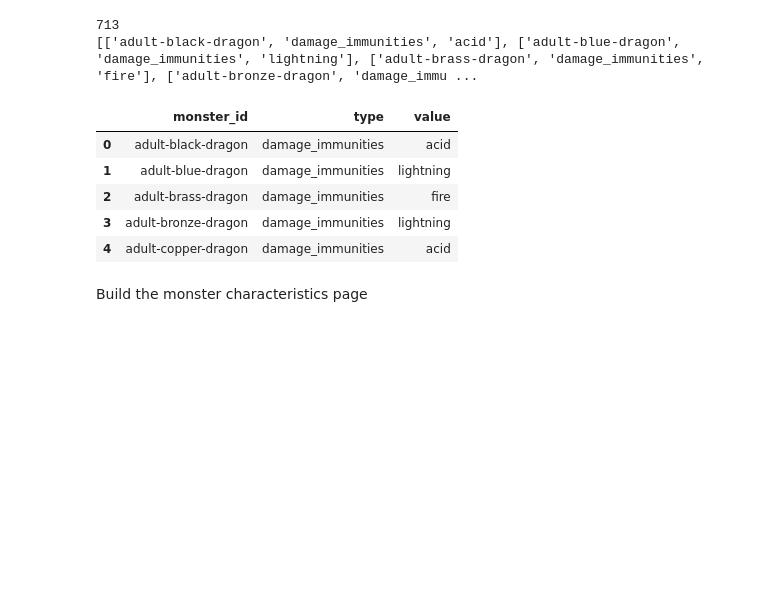
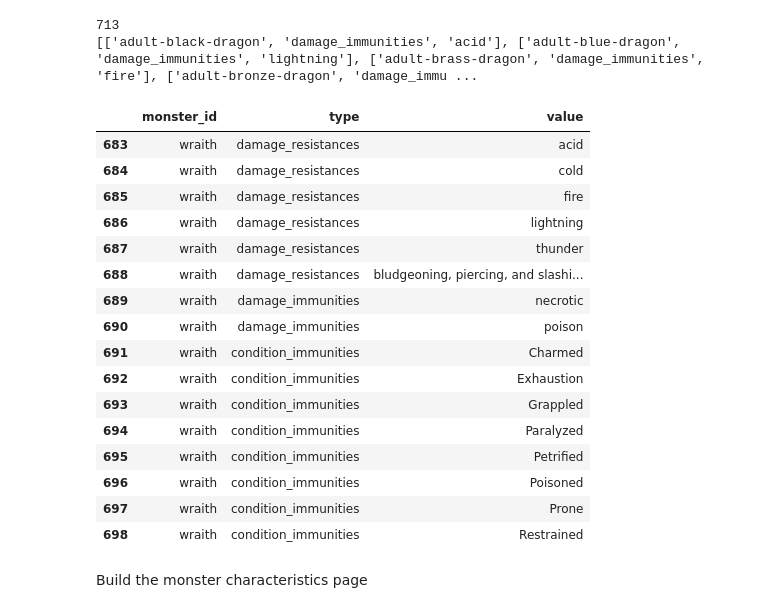
Before and after one commit to Sir-Roe/5e_Companion, a Jupyter notebook: Explore DND5e.ipynb, the cells around one changed output. Drawn from its saved outputs; the diff is of its cells as text; code cells hidden in the pictures; blank space fills up the shorter version.

```diff
--- a/Explore DND5e.ipynb
+++ b/Explore DND5e.ipynb
@@ -265,21 +178,25 @@ resistances=[]
 h=['monster_id','type','value']
 
 
-def tabulate_data(id,mylist,cat):
-    if type(mylist[0])==dict:
-       for i in mylist:
-           resistances.append([id,cat,i['name']])
-    else:
-        for i in mylist:
-            resistances.append([id,cat,i])
-
-
 
 for imm in df_mon_mit.values:
     for j in range(1,len(df_mon_mit.keys())):
         if len(imm[j])>0:
+            if type(imm[j][0])==dict:
+                for i in imm[j]:
+                    resistances.append([imm[0],df_mon_mit.columns[j],i['name']])
+            else:
+                for i in imm[j]:
+                    resistances.append([imm[0],df_mon_mit.columns[j],i])
 
-            tabulate_data(imm[0],imm[j],df_mon_mit.columns[j])
+
+
+
+
+
+
+
+
 print(len(resistances))
 print(resistances)
 
@@ -289,15 +206,26 @@ df_resist.to_csv(r'C:\Users\Logan\Documents\GitHub\5e_Companion\src\data\monster
 # %% [output]
 713
 [['adult-black-dragon', 'damage_immunities', 'acid'], ['adult-blue-dragon', 'damage_immunities', 'lightning'], ['adult-brass-dragon', 'damage_immunities', 'fire'], ['adult-bronze-dragon', 'damage_immu ...
-# %%
-df_resist.head()
-# %% [output]
-|  | monster_id | type | value |
-| 0 | adult-black-dragon | damage_immunities | acid |
-| 1 | adult-blue-dragon | damage_immunities | lightning |
-| 2 | adult-brass-dragon | damage_immunities | fire |
-| 3 | adult-bronze-dragon | damage_immunities | lightning |
-| 4 | adult-copper-dragon | damage_immunities | acid |
+# %%
+df_resist[(df_resist['monster_id']=='wraith')]
+# %% [output]
+|  | monster_id | type | value |
+| 683 | wraith | damage_resistances | acid |
+| 684 | wraith | damage_resistances | cold |
+| 685 | wraith | damage_resistances | fire |
+| 686 | wraith | damage_resistances | lightning |
+| 687 | wraith | damage_resistances | thunder |
+| 688 | wraith | damage_resistances | bludgeoning, piercing, and slashi... |
+| 689 | wraith | damage_immunities | necrotic |
+| 690 | wraith | damage_immunities | poison |
+| 691 | wraith | condition_immunities | Charmed |
+| 692 | wraith | condition_immunities | Exhaustion |
+| 693 | wraith | condition_immunities | Grappled |
+| 694 | wraith | condition_immunities | Paralyzed |
+| 695 | wraith | condition_immunities | Petrified |
+| 696 | wraith | condition_immunities | Poisoned |
+| 697 | wraith | condition_immunities | Prone |
+| 698 | wraith | condition_immunities | Restrained |
 # %% [markdown]
 Build the monster characteristics page
 # %%
```
Also changed, not shown: parts of 1 cell of this notebook, 6 other files.
